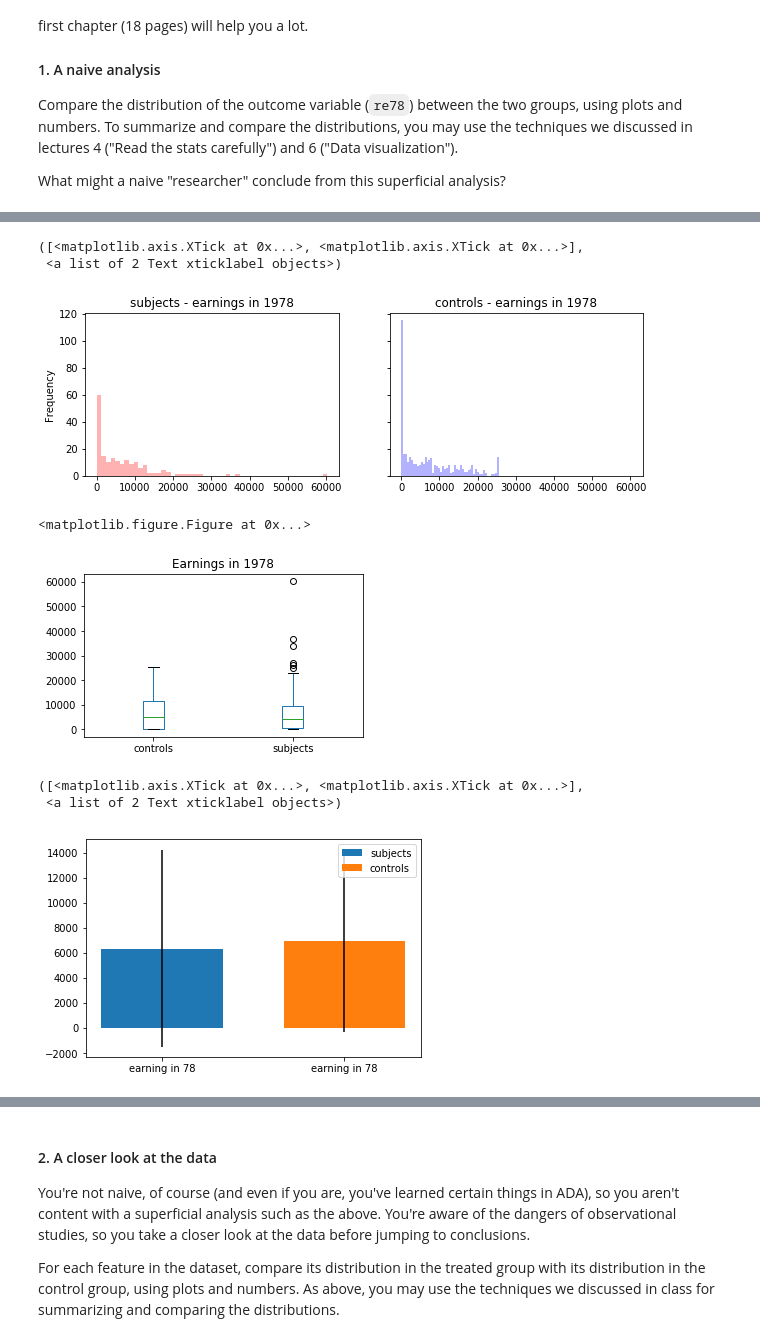
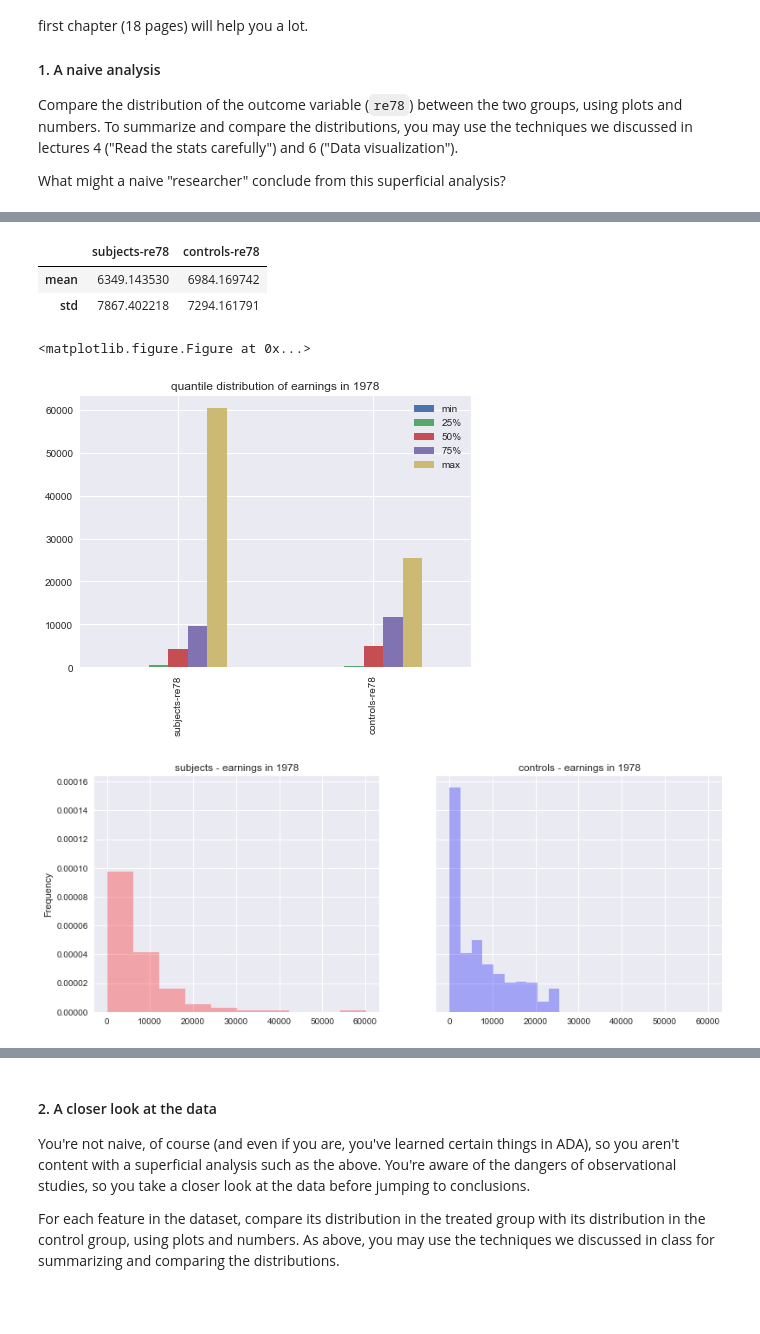
Before and after one commit to NicoBrun/ada2017, a Jupyter notebook: 04 - Applied ML/HW4.ipynb, the cells around one changed output, grey strips where cells are left out. Saved outputs shown, nothing was run; the diff lists cells and outputs as text; code cells hidden in the pictures; blank space fills up the shorter version.

```diff
--- a/04 - Applied ML/HW4.ipynb
+++ b/04 - Applied ML/HW4.ipynb
@@ -50,0 +59,11 @@ What might a naive "researcher" conclude from this superficial analysis?
+# %%
+''' Load the data and extract the groups'''
+
+observed_earnings = pd.read_csv('lalonde.csv', index_col=0)
+
+# split the two groups
+subjects = observed_earnings.loc[observed_earnings['treat']==1]
+controls = observed_earnings.loc[observed_earnings['treat']==0]
+
+# size of the groups
+print('The observational data is build with {} subjects and {} controls'.format(len(subjects.index), len(controls.index)))
@@ -51,21 +82,26 @@ What might a naive "researcher" conclude from this superficial analysis?
 # %%
-data = pd.read_csv('lalonde.csv', index_col=0)
+''' Simple vizualization of 1978 earnings distribution within classes'''
 
-# split for naive work
-subjects = data.loc[data['treat']==1]
-controls = data.loc[data['treat']==0]
-
-fig, axes = plt.subplots(1, 2, figsize=(10,3), sharex=True,sharey=True);
-
-subjects['re78'].plot.hist(ax=axes[0],facecolor='red',alpha=0.3, bins=50, title='subjects - earnings in 1978')
-controls['re78'].plot.hist(ax=axes[1],facecolor='blue',alpha=0.3, bins=50,title='controls - earnings in 1978')
+dist_re_78 = pd.DataFrame(index = ['count','mean','std','min','25%','50%','75%','max'])
+dist_re_78['subjects-re78']= subjects['re78'].describe()
+dist_re_78['controls-re78']= controls['re78'].describe()
+dist_re_78 = np.transpose(dist_re_78)
 
 plt.figure()
-pd.concat([controls['re78'],subjects['re78']],axis=1).plot.box(figsize=[5,3], title='Earnings in 1978')
-plt.xticks([1,2],['controls','subjects'])
+dist_re_78.plot(kind = 'bar', y=['min','25%','50%','75%','max'], figsize=(7,5))
+plt.title('quantile distribution of earnings in 1978')
+
+
+fig, axes = plt.subplots(1, 2, figsize=(13,5), sharex=True,sharey=True);
+
+subjects['re78'].plot.hist(ax=axes[0],facecolor='red',alpha=0.3, bins=10,normed=1, title='subjects - earnings in 1978')
+controls['re78'].plot.hist(ax=axes[1],facecolor='blue',alpha=0.3, bins=10,normed=1,title='controls - earnings in 1978')
+
+np.transpose(dist_re_78[['mean','std']])
 # %% [output]
+|  | subjects-re78 | controls-re78 |
+| mean | 6349.143530 | 6984.169742 |
+| std | 7867.402218 | 7294.161791 |
-([<matplotlib.axis.XTick at 0x...>, <matplotlib.axis.XTick at 0x...>],
- <a list of 2 Text xticklabel objects>)
+<matplotlib.figure.Figure at 0x...>
-[figure, old version]
+[figure, new version]
-<matplotlib.figure.Figure at 0x...>
-[figure, old version]
+[figure, new version]
@@ -77,9 +107,0 @@ std_ctrls  = np.std(controls['re78'])
-# %%
-plt.bar([0], [av_subjs], width=0.2, yerr=[std_subjs])
-plt.bar([0.3], [av_ctrls], width=0.2, yerr=[std_ctrls])
-plt.legend(['subjects','controls'])
-plt.xticks([0,0.3],['earning in 78','earning in 78'])
-# %% [output]
-([<matplotlib.axis.XTick at 0x...>, <matplotlib.axis.XTick at 0x...>],
- <a list of 2 Text xticklabel objects>)
-[figure, removed]
```
Also changed, not shown: parts of 57 cells of this notebook.
